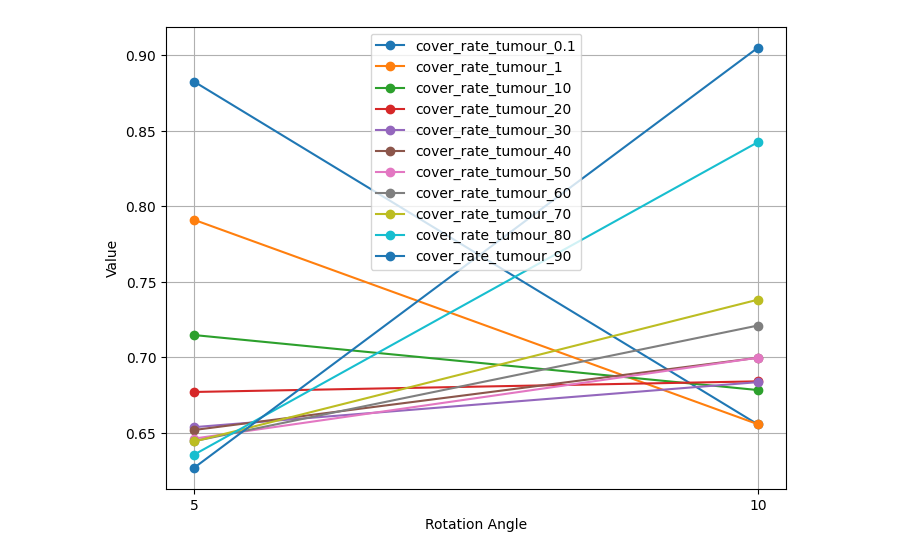
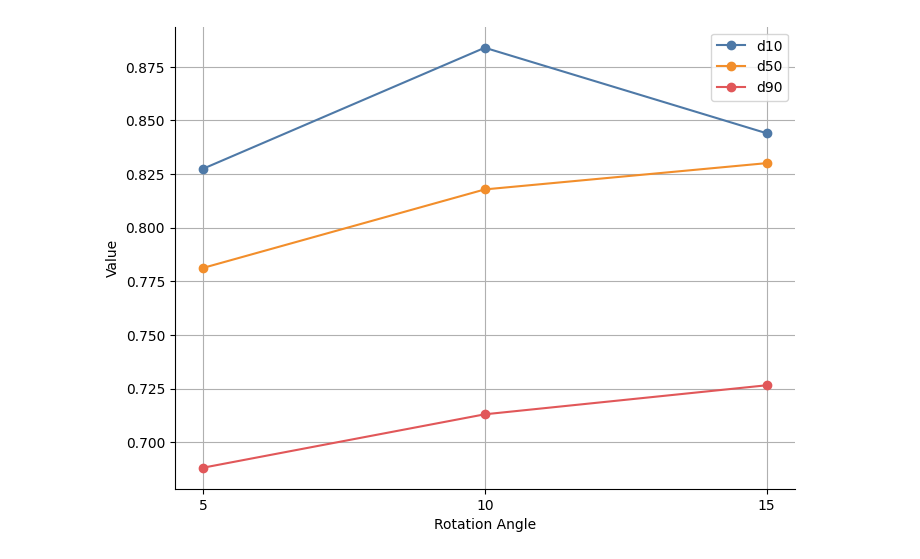
Before and after one commit to raise0915/analysis_sensitivity, a Jupyter notebook: src/analysis_sobol_res.ipynb, the cells around one changed output. Drawn from its saved outputs; the diff is of its cells as text; code cells hidden in the pictures.

```diff
--- a/src/analysis_sobol_res.ipynb
+++ b/src/analysis_sobol_res.ipynb
@@ -21,0 +9,15 @@ rot5.head(5)
+# %%
+## Matplotlib Settings
+
+n = 15
+c = plt.get_cmap("viridis")
+colors = c(np.arange(0, c.N))
+colors = [c(1.*i/n) for i in range(n)]
+plt.rcParams["axes.prop_cycle"] = cycler("color", colors)
+
+# tableauの結果
+plt.rcParams['axes.prop_cycle']  = cycler(color=['#4E79A7', '#F28E2B', '#E15759', '#76B7B2','#59A14E',
+                                                 '#EDC949','#B07AA2','#FF9DA7','#9C755F','#BAB0AC'])
+
+plt.rcParams["axes.spines.right"] = False
+plt.rcParams["axes.spines.top"] = False
@@ -54,19 +82,22 @@ plt.show()
 # %%
 # Extract the values for rot5 and rot10
-x = [5, 10]
-func = ['cover_rate_tumour_0.1', 'cover_rate_tumour_1', 'cover_rate_tumour_10', 'cover_rate_tumour_20', 'cover_rate_tumour_30', 'cover_rate_tumour_40', 'cover_rate_tumour_50', 'cover_rate_tumour_60', 'cover_rate_tumour_70', 'cover_rate_tumour_80', 'cover_rate_tumour_90']
-values_rot5 = rot5[(rot5['function'].isin(func)) & (rot5['order'] == 'first_order') & (rot5['name'] == 'rot')]['value']
-values_rot10 = rot10[(rot10['function'].isin(func)) & (rot10['order'] == 'first_order') & (rot10['name'] == 'rot')]['value']
-y = [values_rot5, values_rot10]
+x = [5, 10, 15]
+func = ['dvh_tumour_d10', 'dvh_tumour_d50', 'dvh_tumour_d90']
+values_rot5 = pos1_rot5[(pos1_rot5['function'].isin(func)) & (pos1_rot5['order'] == 'first_order') & (pos1_rot5['name'] == 'rot')]['value'].reset_index(drop=True)
+values_rot10 = pos1_rot10[(pos1_rot10['function'].isin(func)) & (pos1_rot10['order'] == 'first_order') & (pos1_rot10['name'] == 'rot')]['value'].reset_index(drop=True)
+values_rot15 = pos1_rot15[(pos1_rot15['function'].isin(func)) & (pos1_rot15['order'] == 'first_order') & (pos1_rot15['name'] == 'rot')]['value'].reset_index(drop=True)
+y = [values_rot5, values_rot10, values_rot15]
 
 # Create the plot
 plt.figure(figsize=(8, 6))
-plt.plot(x, y, marker='o', linestyle='-', label=func)
+for i, label in enumerate(func):
+    label = label.split('_')[-1]
+    plt.plot(x, [val[i] for val in y], marker='o', linestyle='-', label=label)
 plt.xlabel('Rotation Angle')
 plt.ylabel('Value')
 plt.xticks(x)
 plt.grid(True)
 plt.legend()
 plt.show()
 # %% [output]
-[figure, old version]
+[figure, new version]
```
Also changed, not shown: parts of 7 cells of this notebook, 11 other files.
